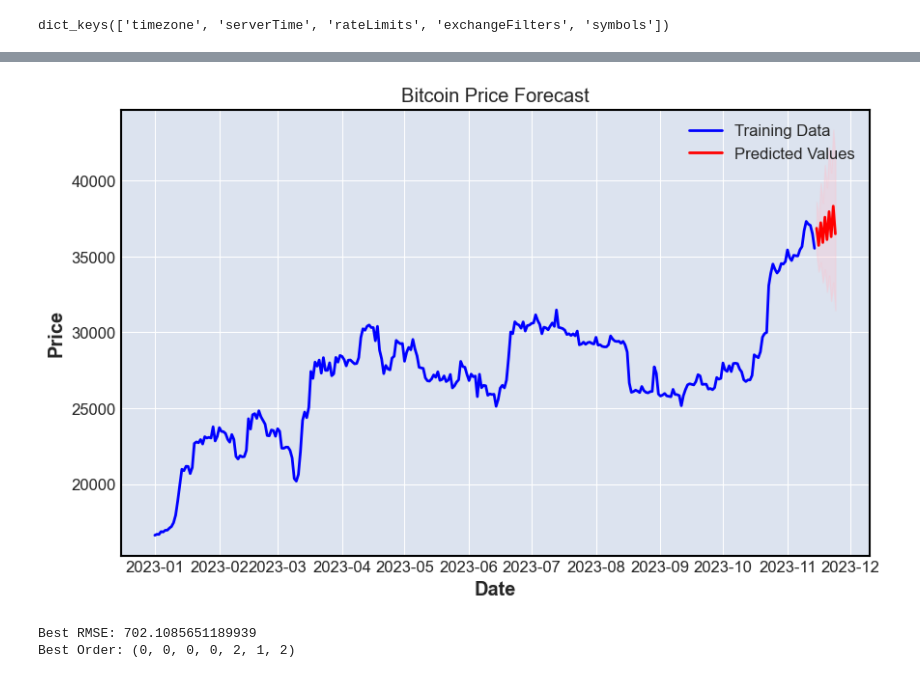
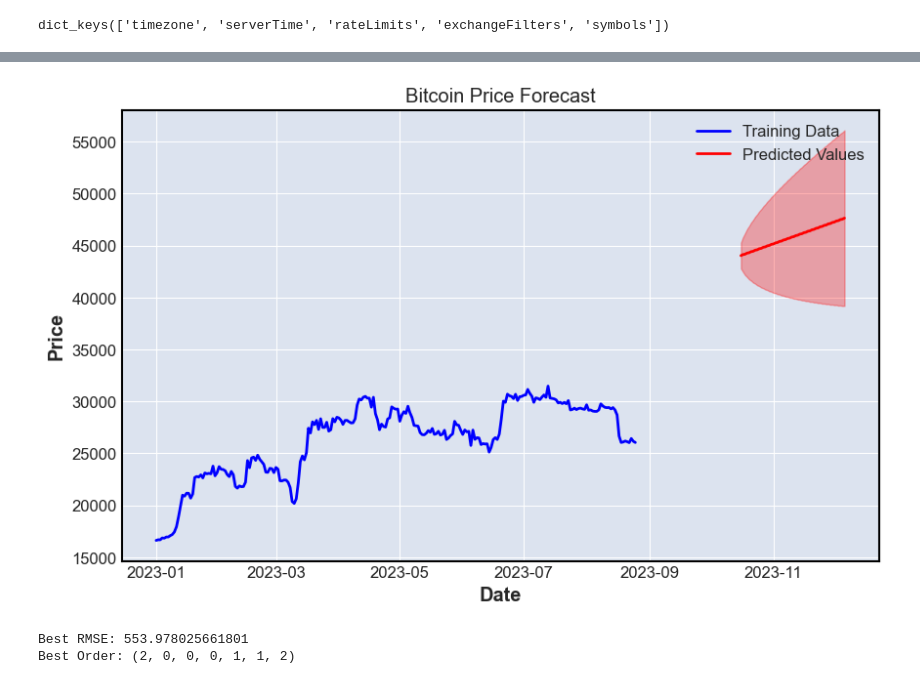
Before and after one commit to jonben3215/ML_Bitcoin, a Jupyter notebook: Binanace.ipynb, the cells around one changed output, grey strips where cells are left out. Saved outputs shown, nothing was run; the diff lists cells and outputs as text; code cells hidden in the pictures.

```diff
--- a/Binanace.ipynb
+++ b/Binanace.ipynb
@@ -265,6 +211,5 @@ print(forecast_df)
 # %%
 import pandas as pd
-import matplotlib.pyplot as plt
 from statsmodels.tsa.statespace.sarimax import SARIMAX
 from sklearn.metrics import mean_squared_error
 import itertools
@@ -284,23 +229,32 @@ df.set_index('ds', inplace=True)
 # Ensure data is sorted by date (in case it's not sorted)
 df = df.sort_index()
 
-# Define the training and testing periods
-train_data = df.iloc[:-5]  # Using all data except the last 5 points for training
-test_data = df.iloc[-5:]   # Last 5 points for testing
+# Split the dataset into training, validation, and test sets
+total_length = len(df)
+train_size = int(total_length * 0.7)  # 70% for training
+val_size = int(total_length * 0.15)  # 15% for validation
+test_size = total_length - train_size - val_size  # Remaining for testing
+
+train_data = df.iloc[:train_size]
+val_data = df.iloc[train_size:train_size + val_size]
+test_data = df.iloc[train_size + val_size:]
 
 best_rmse = float('inf')
 best_order = None
 
-# Hyperparameter tuning with reduced ranges
-for p, d, q in itertools.product(range(3), repeat=3):
+# Hyperparameter tuning with a wider range and longer forecast horizon
+for p, d, q in itertools.product(range(6), repeat=3):
     for P, D, Q, s in itertools.product(range(3), repeat=4):
         param = (p, d, q, P, D, Q, s)
         try:
             model = SARIMAX(train_data['y'], order=(p, d, q), seasonal_order=(P, D, Q, s))
             results = model.fit()
-            forecast = results.get_forecast(steps=len(test_data))
+            forecast = results.get_forecast(steps=len(val_data) + len(test_data))  # Extend forecast to include test set
             predicted_values = forecast.predicted_mean
-            rmse = mean_squared_error(test_data['y'], predicted_values)**0.5
+            # Calculate RMSE on both validation and test data
+            rmse_val = mean_squared_error(val_data['y'], predicted_values[:len(val_data)]) ** 0.5
+            rmse_test = mean_squared_error(test_data['y'], predicted_values[len(val_data):]) ** 0.5
+            rmse = rmse_val + rmse_test  # Combined RMSE for validation and test data
 
             if rmse < best_rmse:
                 best_rmse = rmse
@@ -310,12 +264,12 @@ for p, d, q in itertools.product(range(3), repeat=3):
             print(f"Error for {param}: {e}")
             continue
 
-# Train the model with the best parameters
-model = SARIMAX(train_data['y'], order=best_order[:3], seasonal_order=best_order[3:])
+# Train the model with the best parameters using the entire dataset
+model = SARIMAX(df['y'], order=best_order[:3], seasonal_order=best_order[3:])
 results = model.fit()
 
-# Forecast the next x days using the trained model
-forecast_steps = 10
+# Forecast the next x days using the trained model on the entire dataset
+forecast_steps = len(test_data)  # Forecast the length of the test set
 forecast = results.get_forecast(steps=forecast_steps)
 
 # Get the predicted values and confidence intervals for the test period
@@ -327,8 +281,6 @@ forecast_dates = pd.date_range(start=test_data.index[0], periods=forecast_steps)
 
 # Create a DataFrame for the forecast
 forecast_df = pd.DataFrame({'ds': forecast_dates, 'yhat': predicted_values})
-
-# Plot the forecast and confidence intervals along with the actual test data
 # %% [output]
 Error for (0, 0, 0, 0, 0, 0, 1): Seasonal periodicity must be greater than 1.
 Error for (0, 0, 0, 0, 0, 1, 0): Must include nonzero seasonal periodicity if including seasonal AR, MA, or differencing.
@@ -453,17 +409,17 @@ Error for (0, 0, 2, 1, 0, 0, 1): Seasonal periodicity must be greater than 1.
 # %%
 plt.figure(figsize=(10, 6))
 plt.plot(train_data.index, train_data['y'], label='Training Data', color='blue')
 plt.plot(forecast_df['ds'], forecast_df['yhat'], label='Predicted Values', color='red')
-plt.fill_between(forecast_df['ds'], confidence_intervals.iloc[:, 0], confidence_intervals.iloc[:, 1], color='pink', alpha=0.3)
+plt.fill_between(forecast_df['ds'], confidence_intervals.iloc[:, 0], confidence_intervals.iloc[:, 1], color='red', alpha=0.3)
 plt.title('Bitcoin Price Forecast')
 plt.xlabel('Date')
 plt.ylabel('Price')
 plt.legend()
 plt.show()
 
 print(f"Best RMSE: {best_rmse}")
 print(f"Best Order: {best_order}")
 # %% [output]
-[figure, old version]
+[figure, new version]
-Best RMSE: 702.1085651189939
-Best Order: (0, 0, 0, 0, 2, 1, 2)
+Best RMSE: 553.978025661801
+Best Order: (2, 0, 0, 0, 1, 1, 2)
```
Also changed, not shown: parts of 10 cells of this notebook, 1 other file.
